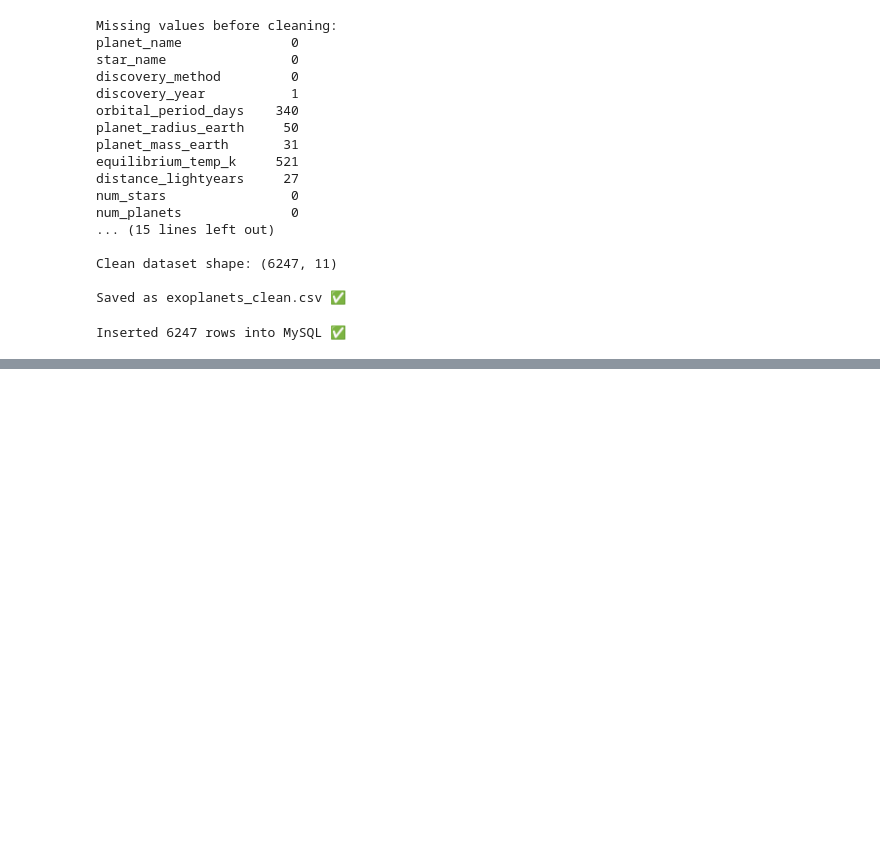
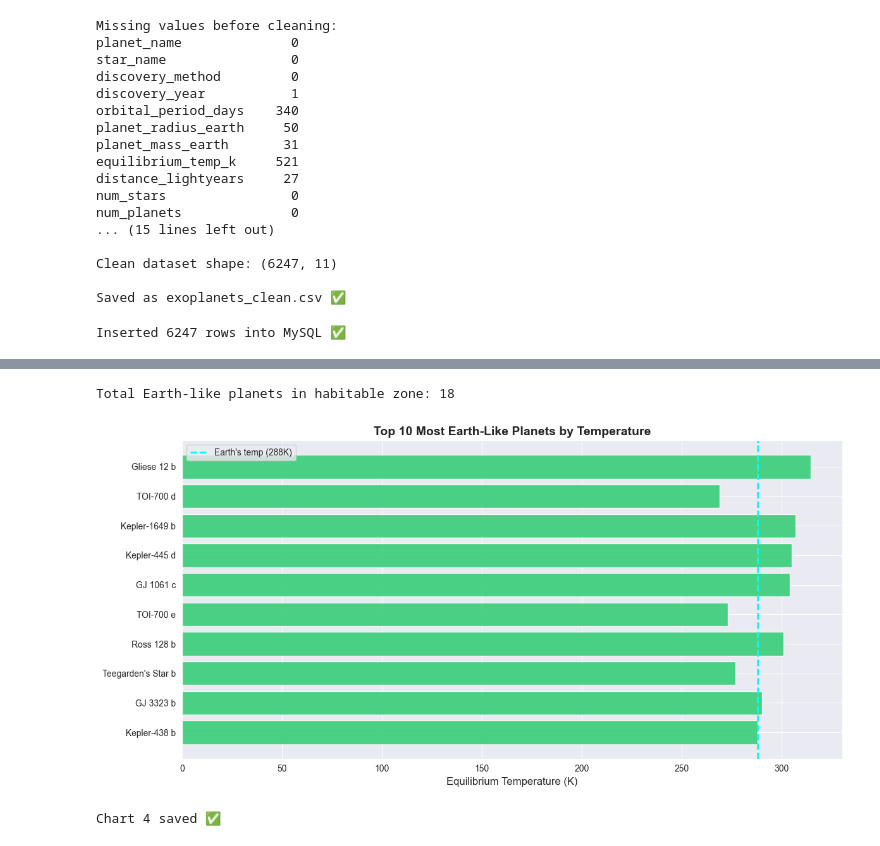
Before and after one commit to Tiru08/nasa-exoplanet-analysis, a Jupyter notebook: exploration.ipynb, the cells around one changed output, grey strips where cells are left out. Saved outputs shown, nothing was run; the diff lists cells and outputs as text; code cells hidden in the pictures; blank space fills up the shorter version.

```diff
--- a/exploration.ipynb
+++ b/exploration.ipynb
@@ -120,0 +222,33 @@ Inserted 6247 rows into MySQL ✅
+# %%
+# Filter Earth-like planets (radius 0.8-1.25, temp 200-320K)
+earthlike = df[
+    (df['planet_radius_earth'] >= 0.8) &
+    (df['planet_radius_earth'] <= 1.25) &
+    (df['equilibrium_temp_k'] >= 200) &
+    (df['equilibrium_temp_k'] <= 320)
+].copy()
+
+print(f"Total Earth-like planets in habitable zone: {len(earthlike)}")
+
+# Sort by closest to Earth temp (288K)
+earthlike['temp_diff'] = abs(earthlike['equilibrium_temp_k'] - 288)
+top10 = earthlike.sort_values('temp_diff').head(10)
+
+# Plot
+plt.figure(figsize=(12, 6))
+bars = plt.barh(top10['planet_name'], top10['equilibrium_temp_k'],
+                color='#2ecc71', edgecolor='white', alpha=0.85)
+
+plt.axvline(x=288, color='cyan', linestyle='--', linewidth=2, label="Earth's temp (288K)")
+plt.xlabel('Equilibrium Temperature (K)', fontsize=12)
+plt.title('Top 10 Most Earth-Like Planets by Temperature', fontsize=14, fontweight='bold')
+plt.legend()
+
+plt.tight_layout()
+plt.savefig('chart4_top10_earthlike.png', dpi=150)
+plt.show()
+print("Chart 4 saved ✅")
+# %% [output]
+Total Earth-like planets in habitable zone: 18
+[figure, added]
+Chart 4 saved ✅
```
Also changed, not shown: parts of 3 cells of this notebook, 4 other files.
